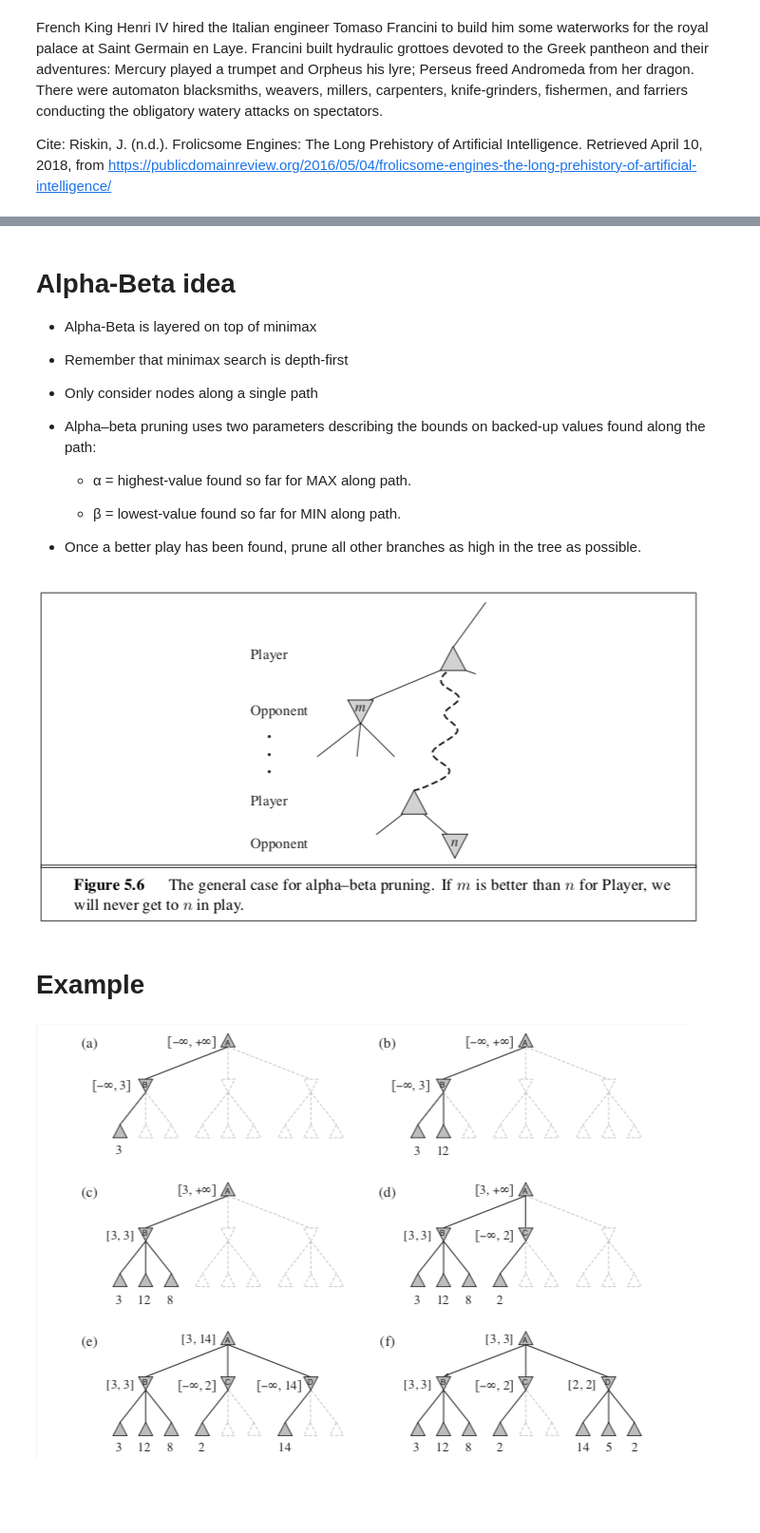
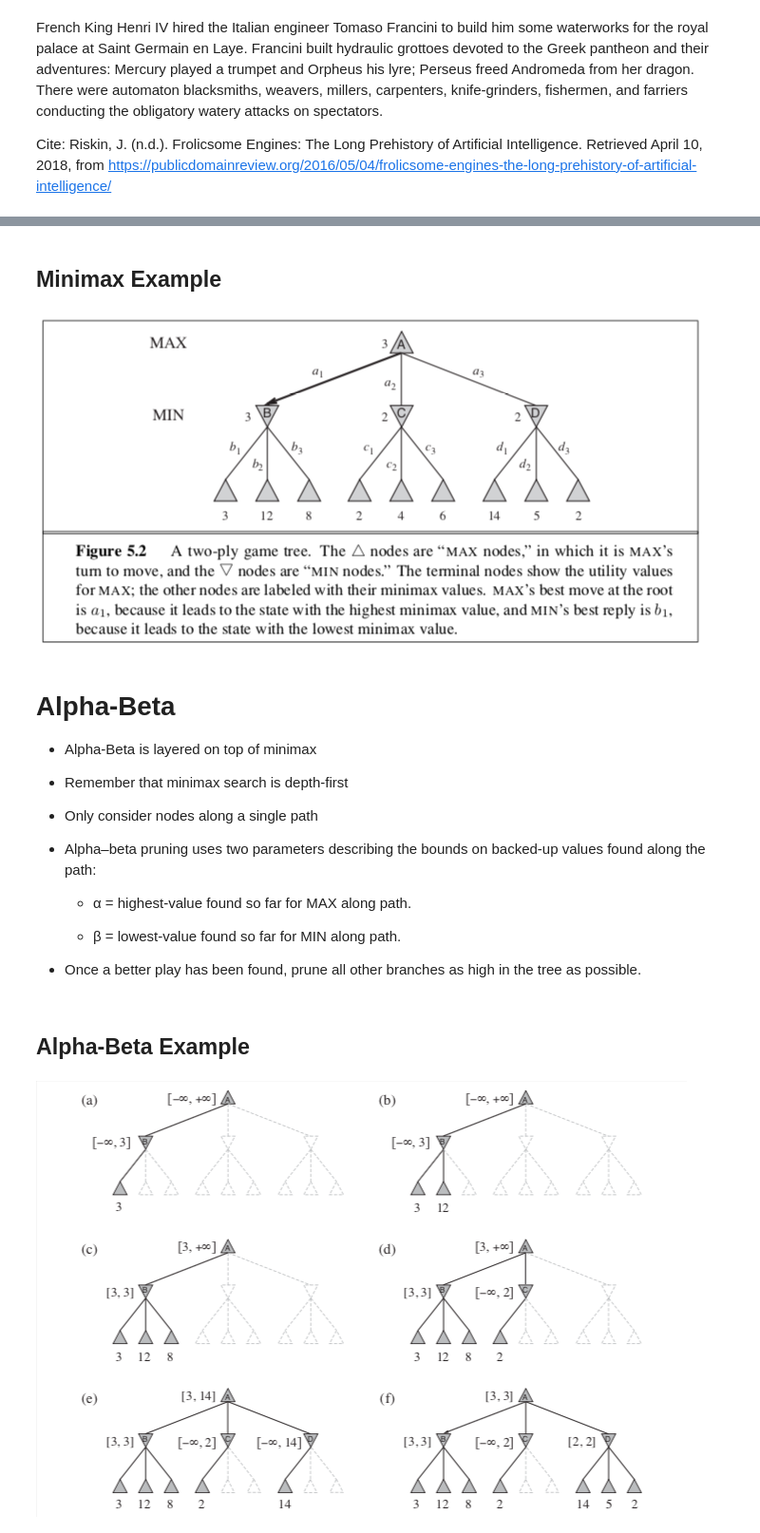
Before and after one commit to robOcity/ai-course, a Jupyter notebook: slides/week-4-shrinking-the-search-space-slides.ipynb, the cells around one changed output, grey strips where cells are left out. Shown at 95% size. Drawn from its saved outputs; the diff is of its cells as text; code cells hidden in the pictures; blank space fills up the shorter version.

```diff
--- a/slides/week-4-shrinking-the-search-space-slides.ipynb
+++ b/slides/week-4-shrinking-the-search-space-slides.ipynb
@@ -44,5 +28,11 @@ Cite: Riskin, J. (n.d.). Frolicsome Engines: The Long Prehistory of Artificial I
+# %% [markdown]
+## Minimax Example
+# %%
+Image('images/Figure-S5-2-minmax-tree-example.png')
+# %% [output]
+[figure, added]
 # %% [markdown]
-# Alpha-Beta idea
+# Alpha-Beta
 
 * Alpha-Beta is layered on top of minimax
 
@@ -57,12 +47,8 @@ Cite: Riskin, J. (n.d.). Frolicsome Engines: The Long Prehistory of Artificial I
     - β = lowest-value found so far for MIN along path.
 
 * Once a better play has been found, prune all other branches as high in the tree as possible.
-# %%
-Image('images/Figure-S5-6-alphabeta-pruning-idea.png')
-# %% [output]
-[figure, removed]
 # %% [markdown]
-# Example
+## Alpha-Beta Example
 # %%
 Image('images/Figure-S5-5-alphpabeta-pruning-example.png')
 # %% [output]
```
Also changed, not shown: parts of 20 cells of this notebook.
